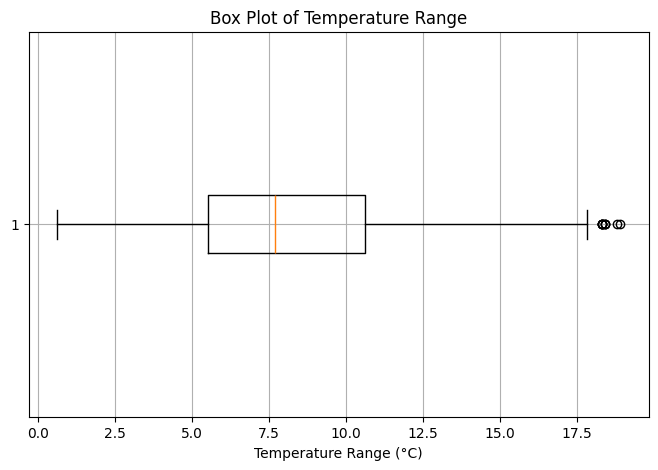
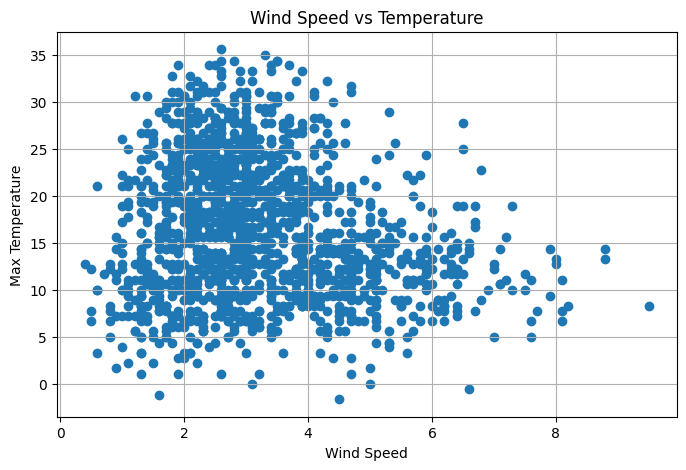
Unified diff of the notebook cell whose output changed from the first chart to the second:
--- before
+++ after
@@ -1,7 +1,7 @@
-# Box plot of temperature range
 plt.figure(figsize=(8, 5))
-plt.boxplot(df['temp_range'], vert=False)
-plt.title('Box Plot of Temperature Range')
-plt.xlabel('Temperature Range (°C)')
+plt.scatter(df['wind'], df['temp_max'])
+plt.title('Wind Speed vs Temperature')
+plt.xlabel('Wind Speed')
+plt.ylabel('Max Temperature')
 plt.grid()
 plt.show()

Commit: up